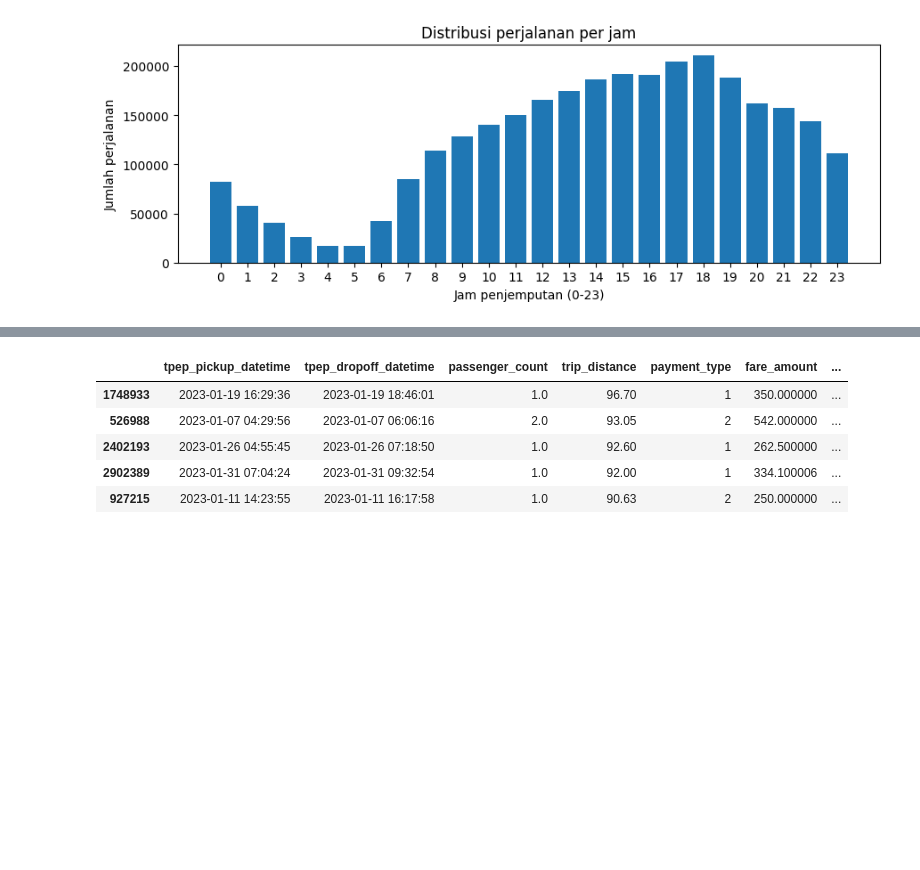
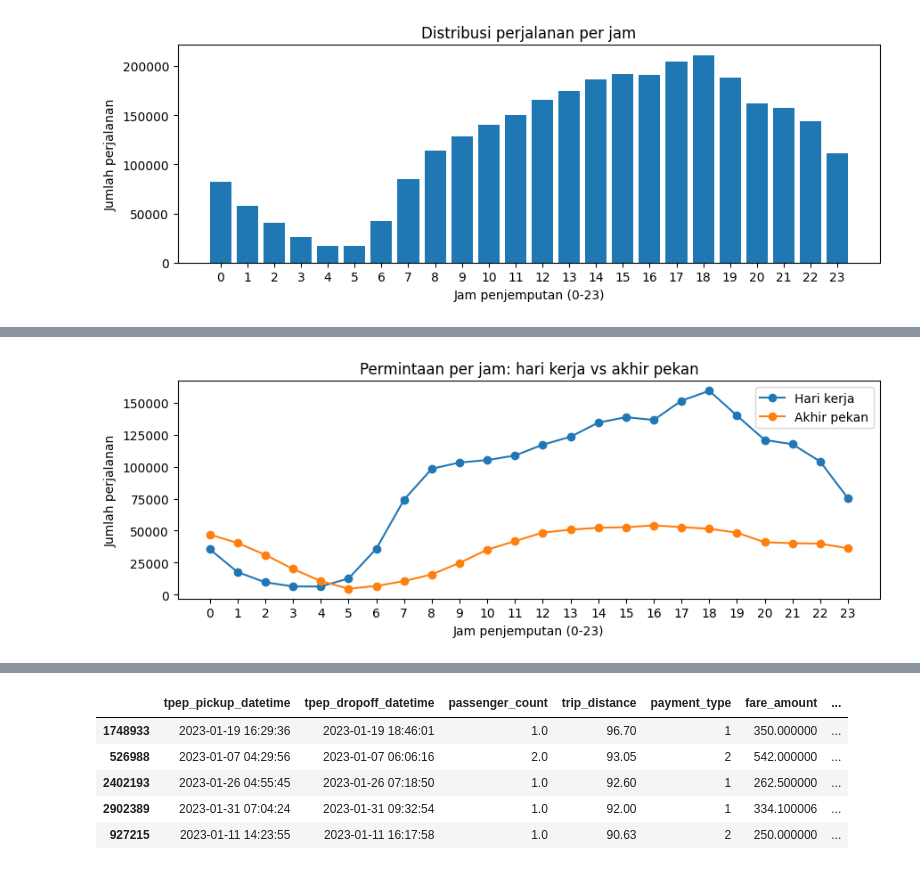
Before and after one commit to habibiputrar/BigData26_A_2411531001_Habibi-Putra-Rizqullah-, a Jupyter notebook: BD_A_P01_2411531001_Habibi_Putra_Rizqullah.ipynb, the cells around one changed output, grey strips where cells are left out. Saved outputs shown, nothing was run; the diff lists cells and outputs as text; code cells hidden in the pictures; blank space fills up the shorter version.

```diff
--- a/BD_A_P01_2411531001_Habibi_Putra_Rizqullah.ipynb
+++ b/BD_A_P01_2411531001_Habibi_Putra_Rizqullah.ipynb
@@ -431,0 +591,19 @@ plt.show()
+# %%
+import matplotlib.pyplot as plt
+
+ringkas_flat = ringkas.reset_index()
+
+fig, ax = plt.subplots(figsize=(9, 3.4))
+for ap, label in [(False, "Hari kerja"), (True, "Akhir pekan")]:
+    sub = ringkas_flat[ringkas_flat["akhir_pekan"] == ap]
+    ax.plot(sub["jam"], sub["jumlah"], marker="o", label=label)
+ax.set_xlabel("Jam penjemputan (0-23)")
+ax.set_ylabel("Jumlah perjalanan")
+ax.set_title("Permintaan per jam: hari kerja vs akhir pekan")
+ax.set_xticks(range(0, 24))
+ax.legend()
+fig.tight_layout()
+fig.savefig(f"{DIR_SIMPAN}/permintaan_hari_vs_akhirpekan.png", dpi=150)
+plt.show()
+# %% [output]
+[figure, added]
```
Also changed, not shown: parts of 55 cells of this notebook.
